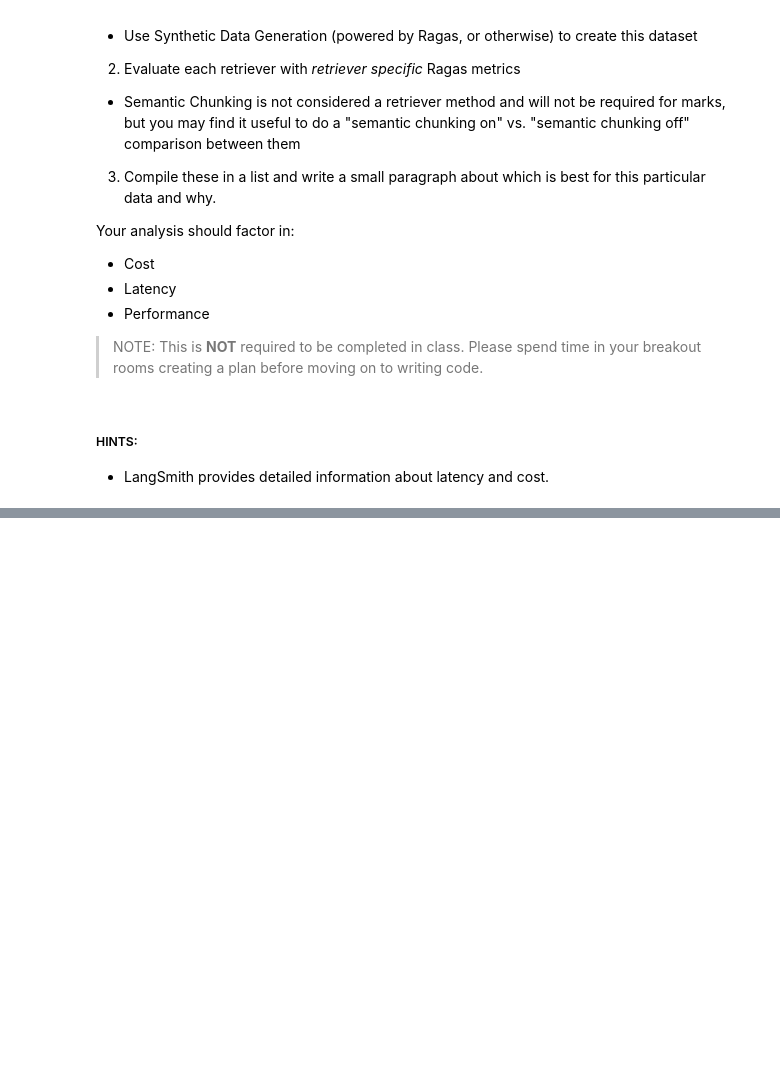
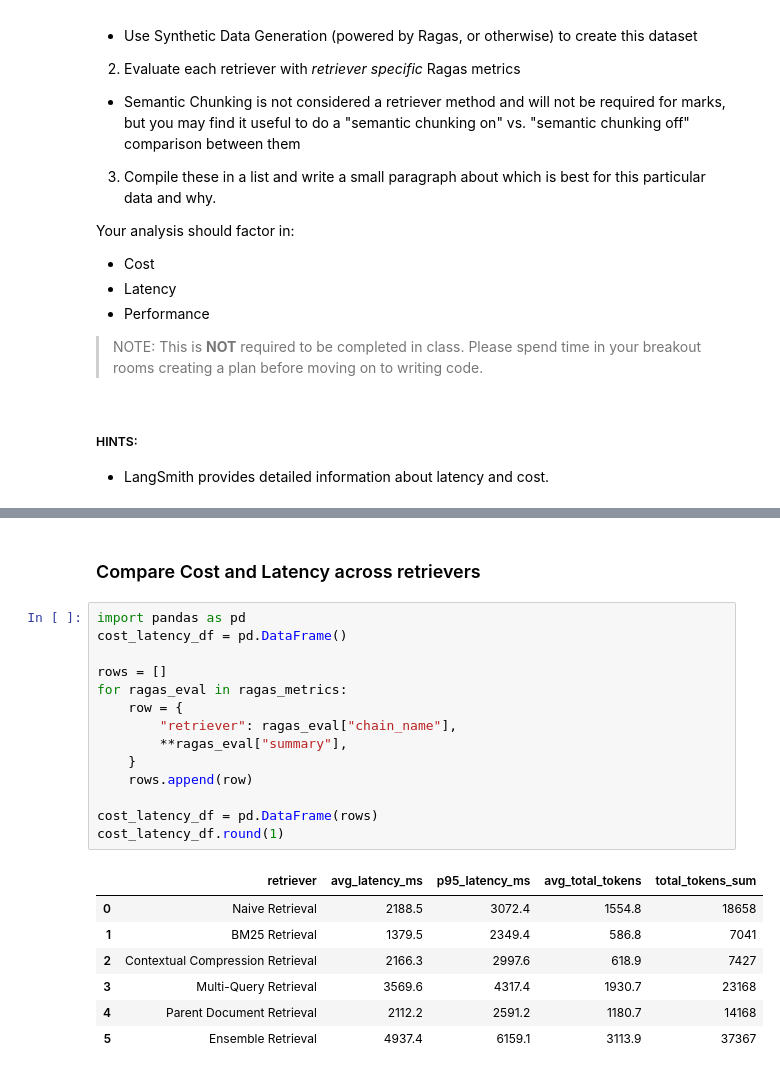
Before and after one commit to rlustig-gpfw/AIE9, a Jupyter notebook: 11_Advanced_Retrieval/Advanced_Retrieval_with_LangChain_Assignment.ipynb, the cells around one changed output, grey strips where cells are left out. Cells and saved outputs as stored; diff of their text form; blank space fills up the shorter version.

```diff
--- a/11_Advanced_Retrieval/Advanced_Retrieval_with_LangChain_Assignment.ipynb
+++ b/11_Advanced_Retrieval/Advanced_Retrieval_with_LangChain_Assignment.ipynb
@@ -765,0 +672,24 @@ LLM returned 1 generations instead of requested 3. Proceeding with 1 generations
+# %% [markdown]
+### Compare Cost and Latency across retrievers
+# %%
+import pandas as pd
+cost_latency_df = pd.DataFrame()
+
+rows = []
+for ragas_eval in ragas_metrics:
+    row = {
+        "retriever": ragas_eval["chain_name"],
+        **ragas_eval["summary"],
+    }
+    rows.append(row)
+
+cost_latency_df = pd.DataFrame(rows)
+cost_latency_df.round(1)
+# %% [output]
+|  | retriever | avg_latency_ms | p95_latency_ms | avg_total_tokens | total_tokens_sum |
+| 0 | Naive Retrieval | 2188.5 | 3072.4 | 1554.8 | 18658 |
+| 1 | BM25 Retrieval | 1379.5 | 2349.4 | 586.8 | 7041 |
+| 2 | Contextual Compression Retrieval | 2166.3 | 2997.6 | 618.9 | 7427 |
+| 3 | Multi-Query Retrieval | 3569.6 | 4317.4 | 1930.7 | 23168 |
+| 4 | Parent Document Retrieval | 2112.2 | 2591.2 | 1180.7 | 14168 |
+| 5 | Ensemble Retrieval | 4937.4 | 6159.1 | 3113.9 | 37367 |
```
Also changed, not shown: parts of 39 cells of this notebook, 1 other file.
